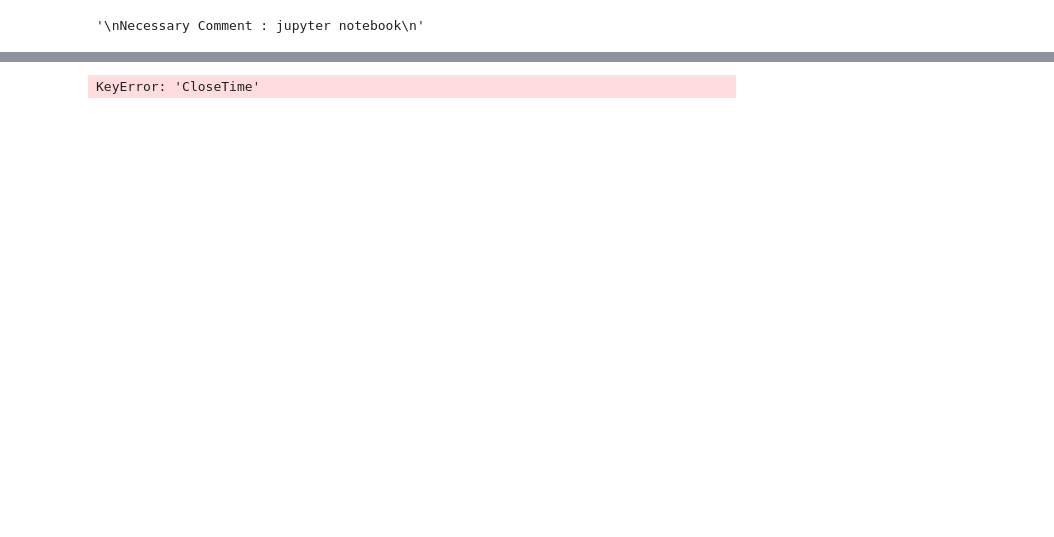
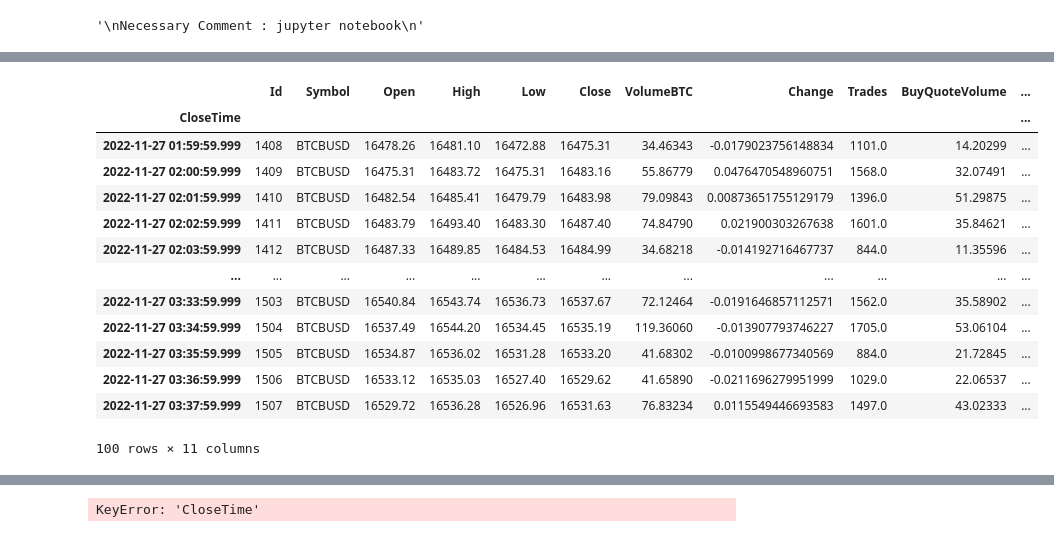
Before and after one commit to sushen/TradingAi, a Jupyter notebook: AiResearch.ipynb, the cells around one changed output, grey strips where cells are left out. Cells and saved outputs as stored; diff of their text form; code cells hidden in the pictures; blank space fills up the shorter version.

```diff
--- a/AiResearch.ipynb
+++ b/AiResearch.ipynb
@@ -62,0 +102,20 @@ mpl.plot(
+# %%
+df = df.set_index('CloseTime')
+df.index = pd.to_datetime(df.index, unit='ms')
+df = df.tail(100)
+df
+# %% [output]
+|  | Id | Symbol | Open | High | Low | Close | VolumeBTC | Change | Trades | BuyQuoteVolume | ... |
+| CloseTime |  |  |  |  |  |  |  |  |  |  | ... |
+| 2022-11-27 01:59:59.999 | 1408 | BTCBUSD | 16478.26 | 16481.10 | 16472.88 | 16475.31 | 34.46343 | -0.0179023756148834 | 1101.0 | 14.20299 | ... |
+| 2022-11-27 02:00:59.999 | 1409 | BTCBUSD | 16475.31 | 16483.72 | 16475.31 | 16483.16 | 55.86779 | 0.0476470548960751 | 1568.0 | 32.07491 | ... |
+| 2022-11-27 02:01:59.999 | 1410 | BTCBUSD | 16482.54 | 16485.41 | 16479.79 | 16483.98 | 79.09843 | 0.00873651755129179 | 1396.0 | 51.29875 | ... |
+| 2022-11-27 02:02:59.999 | 1411 | BTCBUSD | 16483.79 | 16493.40 | 16483.30 | 16487.40 | 74.84790 | 0.021900303267638 | 1601.0 | 35.84621 | ... |
+| 2022-11-27 02:03:59.999 | 1412 | BTCBUSD | 16487.33 | 16489.85 | 16484.53 | 16484.99 | 34.68218 | -0.014192716467737 | 844.0 | 11.35596 | ... |
+| ... | ... | ... | ... | ... | ... | ... | ... | ... | ... | ... | ... |
+| 2022-11-27 03:33:59.999 | 1503 | BTCBUSD | 16540.84 | 16543.74 | 16536.73 | 16537.67 | 72.12464 | -0.0191646857112571 | 1562.0 | 35.58902 | ... |
+| 2022-11-27 03:34:59.999 | 1504 | BTCBUSD | 16537.49 | 16544.20 | 16534.45 | 16535.19 | 119.36060 | -0.013907793746227 | 1705.0 | 53.06104 | ... |
+| 2022-11-27 03:35:59.999 | 1505 | BTCBUSD | 16534.87 | 16536.02 | 16531.28 | 16533.20 | 41.68302 | -0.0100998677340569 | 884.0 | 21.72845 | ... |
+| 2022-11-27 03:36:59.999 | 1506 | BTCBUSD | 16533.12 | 16535.03 | 16527.40 | 16529.62 | 41.65890 | -0.0211696279951999 | 1029.0 | 22.06537 | ... |
+| 2022-11-27 03:37:59.999 | 1507 | BTCBUSD | 16529.72 | 16536.28 | 16526.96 | 16531.63 | 76.83234 | 0.0115549446693583 | 1497.0 | 43.02333 | ... |
+100 rows × 11 columns
```
Also changed, not shown: parts of 12 cells of this notebook, 7 other files.
